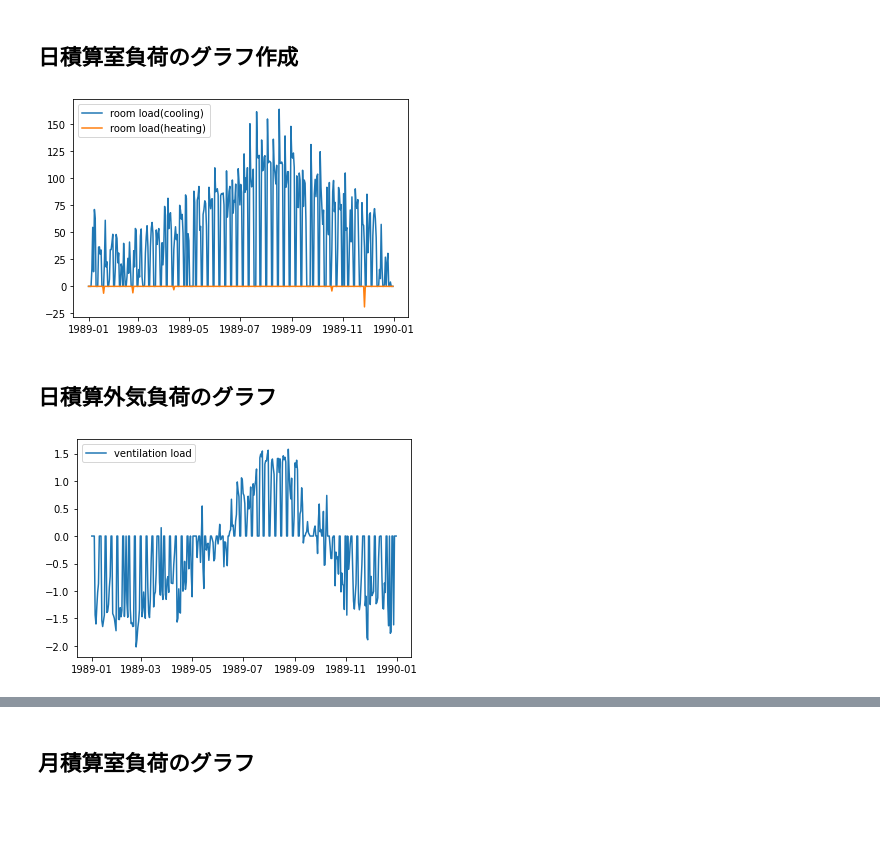
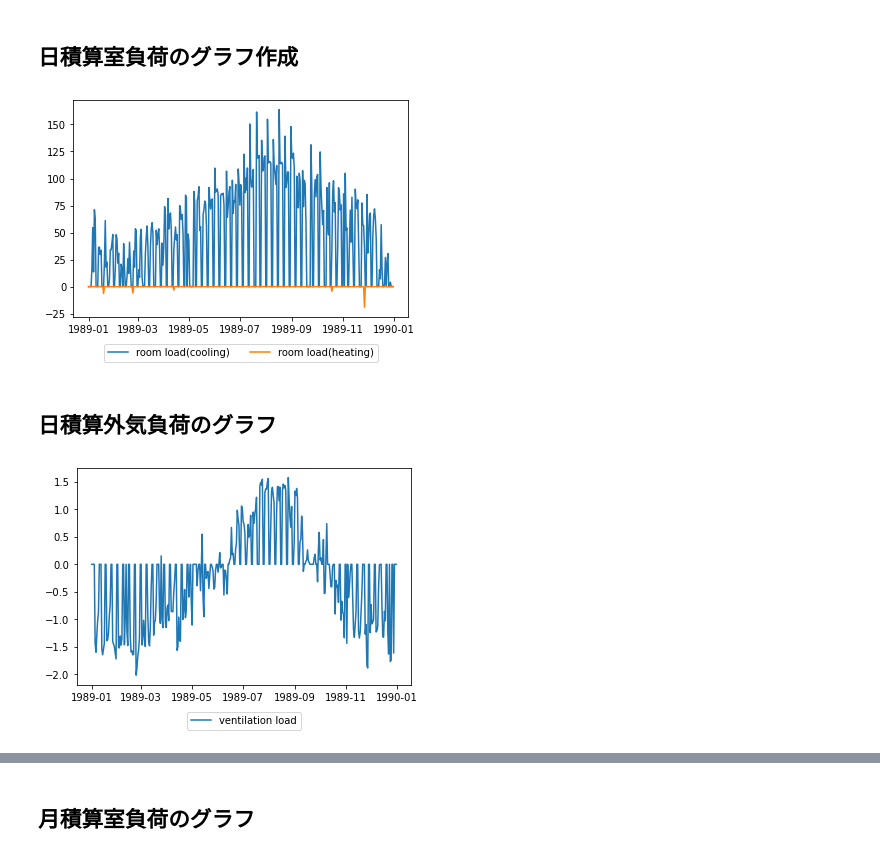
Before and after one commit to satoh-er/builelib_viewer, a Jupyter notebook: builelib_viewer.ipynb, the cells around one changed output, grey strips where cells are left out. Drawn from its saved outputs; the diff is of its cells as text; code cells hidden in the pictures; blank space fills up the shorter version.

```diff
--- a/builelib_viewer.ipynb
+++ b/builelib_viewer.ipynb
@@ -19,6 +19,10 @@ room_load_h = np.array(dict['Qroom']['２F_事務室']['QroomDh'])
 
 # 外気負荷の読み込み
 vent_load = np.array(dict['AHU']['EHP1-1']['qoaAHU'])
+
+# 装置負荷の読み込み（省エネ基準では空調負荷）
+ac_load_c = np.array(dict['AHU']['EHP1-1']['cooling']['Qahu'])
+ac_load_h = np.array(dict['AHU']['EHP1-1']['heating']['Qahu'])
 # %%
 # pandaにデータを読み込ませる
 date_index_daily = pd.date_range(datetime(1989, 1, 1), datetime(1989, 12, 31), freq='D')
@@ -26,3 +30,5 @@ dd = pd.DataFrame(index=date_index_daily)
 dd['room_load_c'] = room_load_c
 dd['room_load_h'] = room_load_h
 dd['vent_load'] = vent_load
+dd['ac_load_c'] = ac_load_c
+dd['ac_load_h'] = ac_load_h
@@ -37,25 +52,19 @@ dm['vent_load_h'] = (dd[dd['vent_load'] < 0.0])['vent_load'].resample('M').sum()
 # %% [markdown]
 ## 日積算室負荷のグラフ作成
 # %%
-fig = plt.figure()
-ax = fig.subplots()
+plt.plot(dd['room_load_c'], label='room load(cooling)')
+plt.plot(dd['room_load_h'], label='room load(heating)')
 
-ax.plot(dd['room_load_c'], label='room load(cooling)')
-ax.plot(dd['room_load_h'], label='room load(heating)')
-
-plt.legend()
+plt.legend(loc='upper center', bbox_to_anchor=(0.5, -0.1), ncol=2)
 plt.show()
 # %% [output]
-[figure, old version]
+[figure, new version]
 # %% [markdown]
 ## 日積算外気負荷のグラフ
 # %%
-fig = plt.figure()
-ax = fig.subplots()
+plt.plot(dd['vent_load'], label='ventilation load')
 
-ax.plot(dd['vent_load'], label='ventilation load')
-
-plt.legend()
+plt.legend(loc='upper center', bbox_to_anchor=(0.5, -0.1), ncol=2)
 plt.show()
 # %% [output]
-[figure, old version]
+[figure, new version]
```
Also changed, not shown: parts of 9 cells of this notebook.
